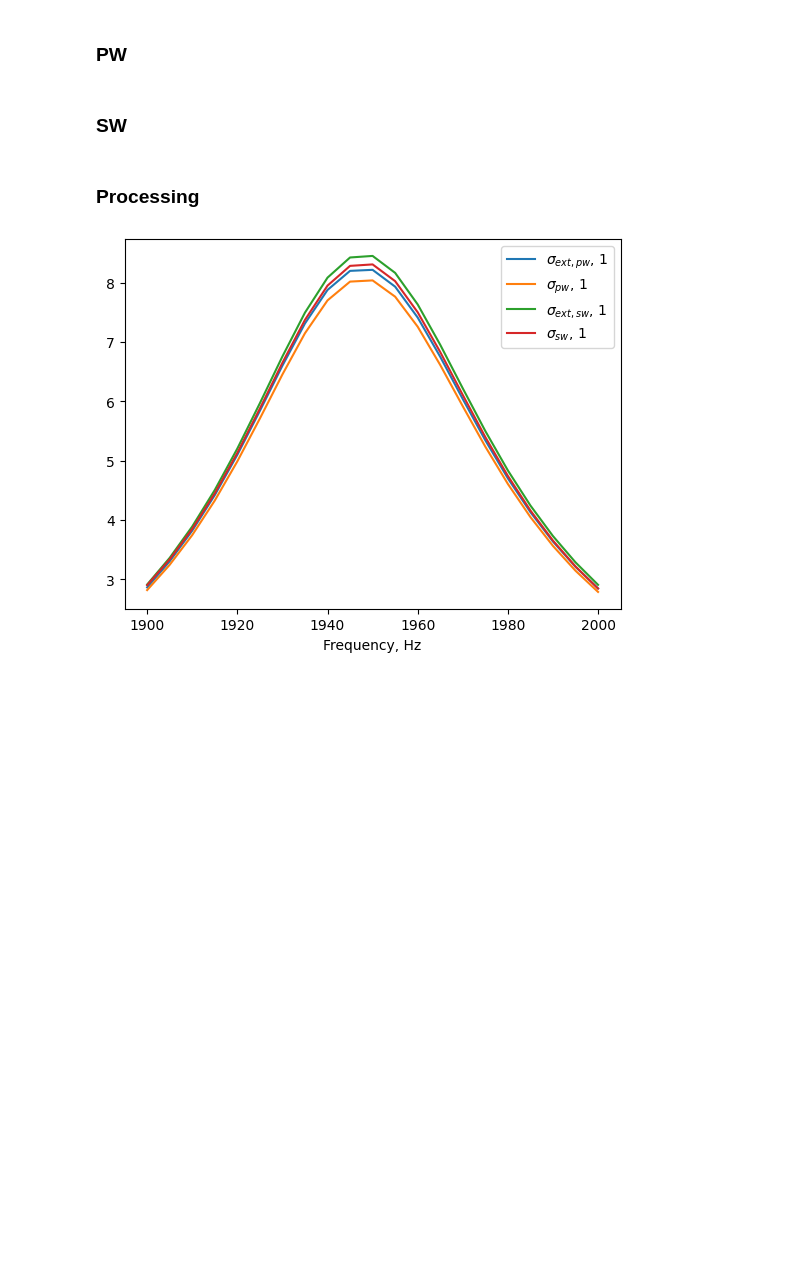
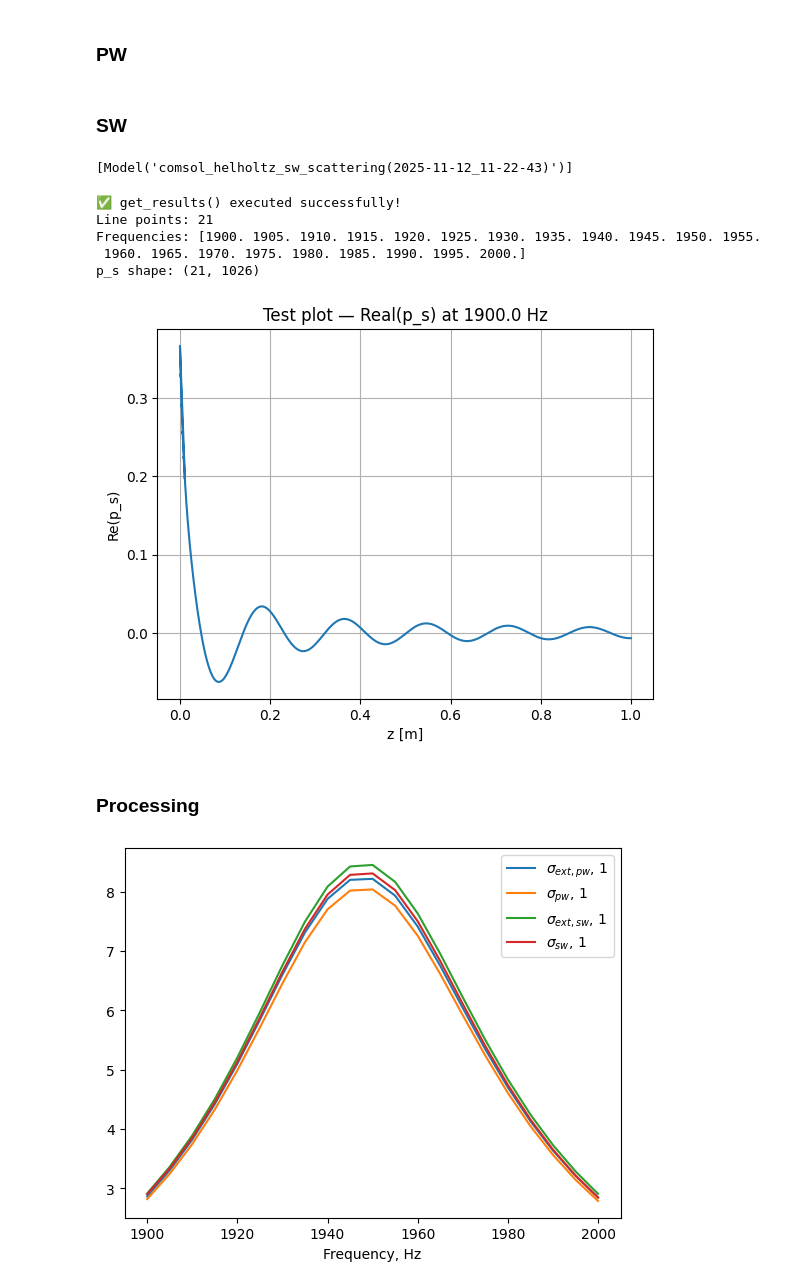
Before and after one commit to djiboshin/paper-optical-theorem, a Jupyter notebook: comsol/comsol_helmholtz_scattering_work_in_process.ipynb, the cells around one changed output. Saved outputs shown, nothing was run; the diff lists cells and outputs as text; code cells hidden in the pictures; blank space fills up the shorter version.

Commit message:
Add get_results() func

```diff
--- a/comsol/comsol_helmholtz_scattering_work_in_process.ipynb
+++ b/comsol/comsol_helmholtz_scattering_work_in_process.ipynb
@@ -18,5 +20,5 @@ Use the console command 'close' to exit the program
 # %%
-# model = client.load("comsol_helholtz_sw_scattering(working).mph")
+model = client.load("comsol_helholtz_sw_scattering(working).mph")
 # %%
 model.clear()
 model.reset()
@@ -41,2 +41,38 @@ model_sw.save()
 # %%
 model_sw.solve()
+# %%
+print(client.models())
+# %% [output]
+[Model('comsol_helholtz_sw_scattering(2025-11-12_11-22-43)')]
+# %%
+import matplotlib.pyplot as plt
+import numpy as np
+
+# --- пробуем получить данные ---
+try:
+    z, freq, p_s, p_b = hlz_sw.get_results(model_sw)
+
+    print("✅ get_results() executed successfully!")
+    print(f"Line points: {len(z)}")
+    print(f"Frequencies: {freq}")
+    print(f"p_s shape: {np.shape(p_s)}")
+
+    # --- простая проверка ---
+    i = 0  # индекс частоты
+    plt.plot(z[i], np.real(p_s[i]))
+    plt.title(f"Test plot — Real(p_s) at {freq[i]} Hz")
+    plt.xlabel("z [m]")
+    plt.ylabel("Re(p_s)")
+    plt.grid(True)
+    plt.show()
+
+except Exception as e:
+    print("❌ get_results() failed with error:")
+    print(e)
+# %% [output]
+✅ get_results() executed successfully!
+Line points: 21
+Frequencies: [1900. 1905. 1910. 1915. 1920. 1925. 1930. 1935. 1940. 1945. 1950. 1955.
+ 1960. 1965. 1970. 1975. 1980. 1985. 1990. 1995. 2000.]
+p_s shape: (21, 1026)
+[figure, added]
```
Also changed, not shown: parts of 4 cells of this notebook, 2 other files.
